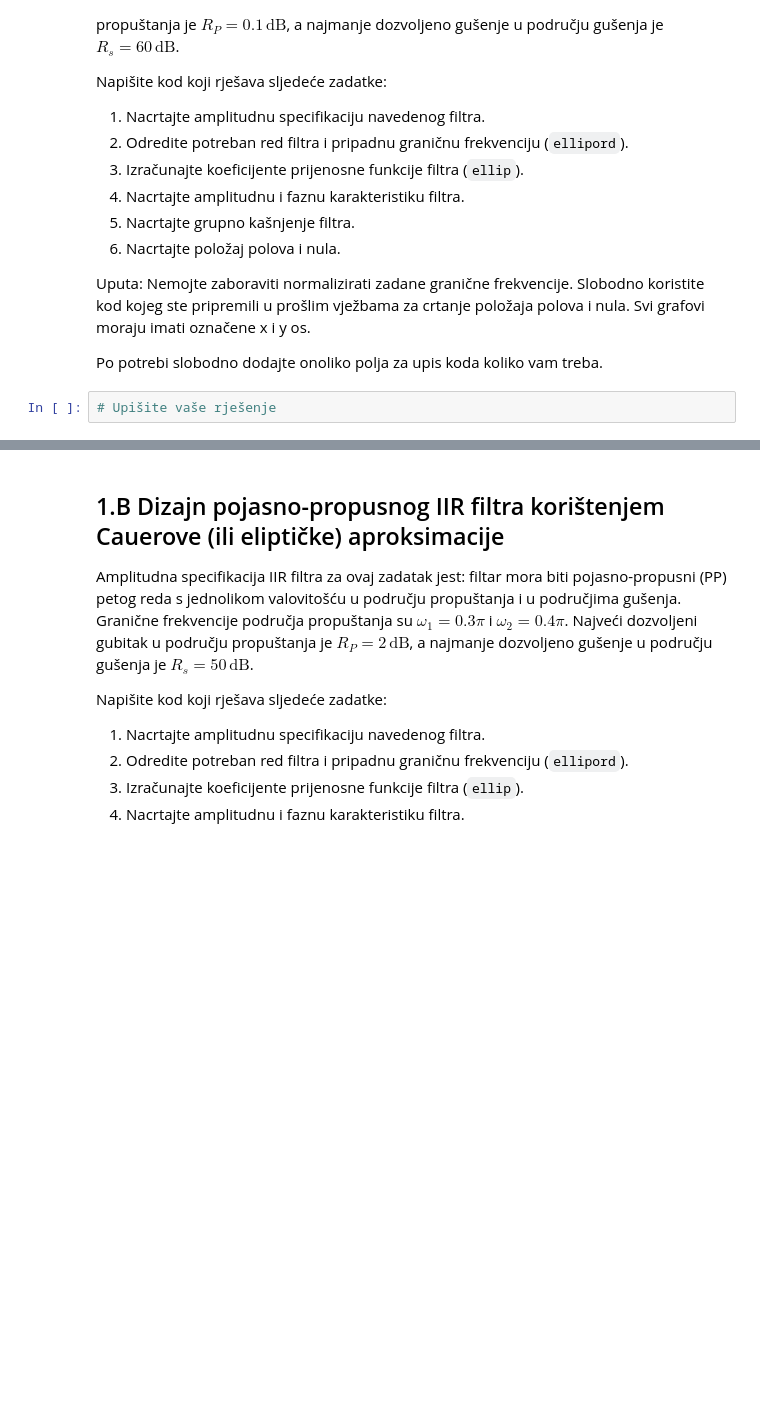
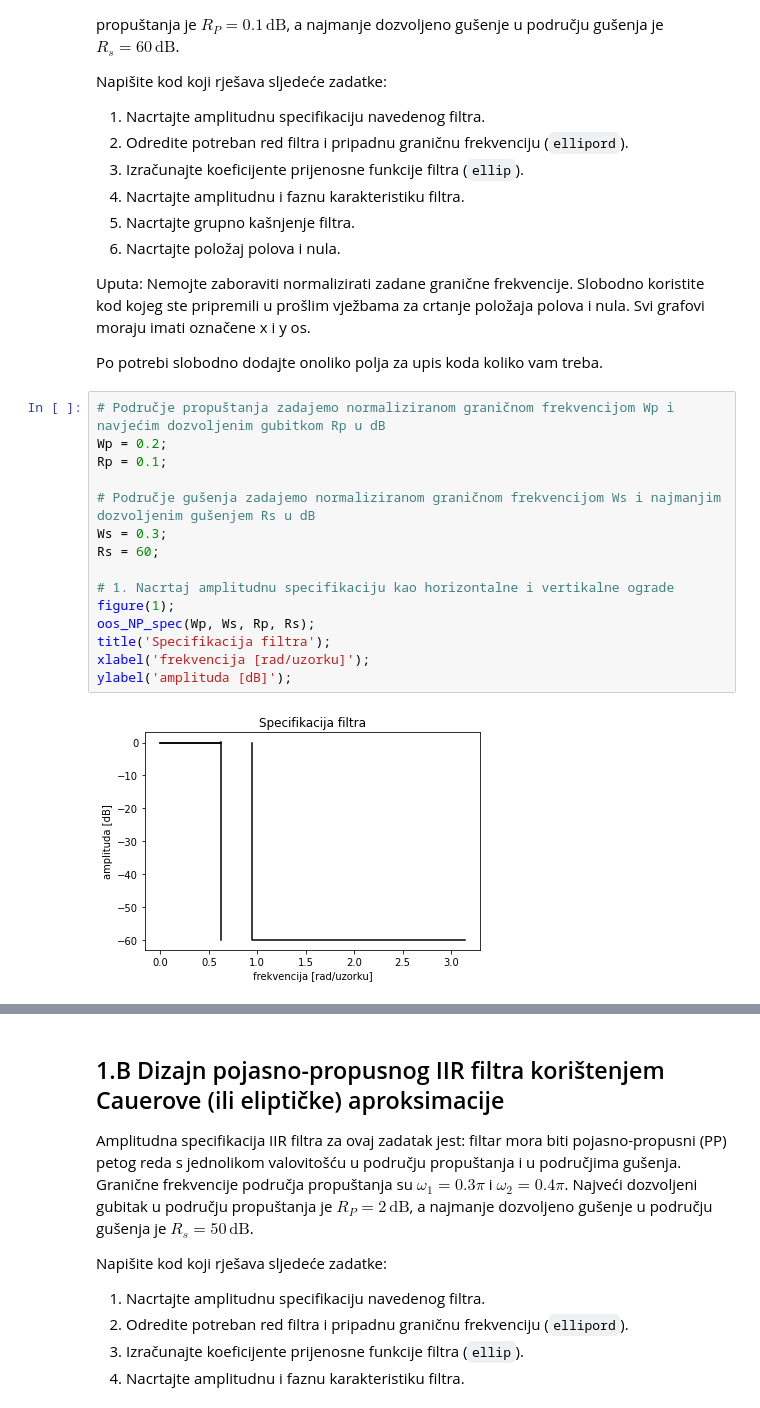
Before and after one commit to sskender/signal-processing, a Jupyter notebook: OOS_2021-2022_Vjezba_5_Dizajn_IIR_filtara.ipynb, the cells around one changed output, grey strips where cells are left out. Drawn from its saved outputs; the diff is of its cells as text; blank space fills up the shorter version.

```diff
--- a/OOS_2021-2022_Vjezba_5_Dizajn_IIR_filtara.ipynb
+++ b/OOS_2021-2022_Vjezba_5_Dizajn_IIR_filtara.ipynb
@@ -379,5 +379,20 @@ Napišite kod koji rješava sljedeće zadatke:
 Uputa: Nemojte zaboraviti normalizirati zadane granične frekvencije. Slobodno koristite kod kojeg ste pripremili u prošlim vježbama za crtanje položaja polova i nula. Svi grafovi moraju imati označene x i y os.
 
 Po potrebi slobodno dodajte onoliko polja za upis koda koliko vam treba.
-# %%
-# Upišite vaše rješenje
+# %%
+# Područje propuštanja zadajemo normaliziranom graničnom frekvencijom Wp i navjećim dozvoljenim gubitkom Rp u dB
+Wp = 0.2;
+Rp = 0.1;
+
+# Područje gušenja zadajemo normaliziranom graničnom frekvencijom Ws i najmanjim dozvoljenim gušenjem Rs u dB
+Ws = 0.3;
+Rs = 60;
+
+# 1. Nacrtaj amplitudnu specifikaciju kao horizontalne i vertikalne ograde
+figure(1);
+oos_NP_spec(Wp, Ws, Rp, Rs);
+title('Specifikacija filtra');
+xlabel('frekvencija [rad/uzorku]');
+ylabel('amplituda [dB]');
+# %% [output]
+[figure, added]
```
Also changed, not shown: parts of 7 cells of this notebook.
